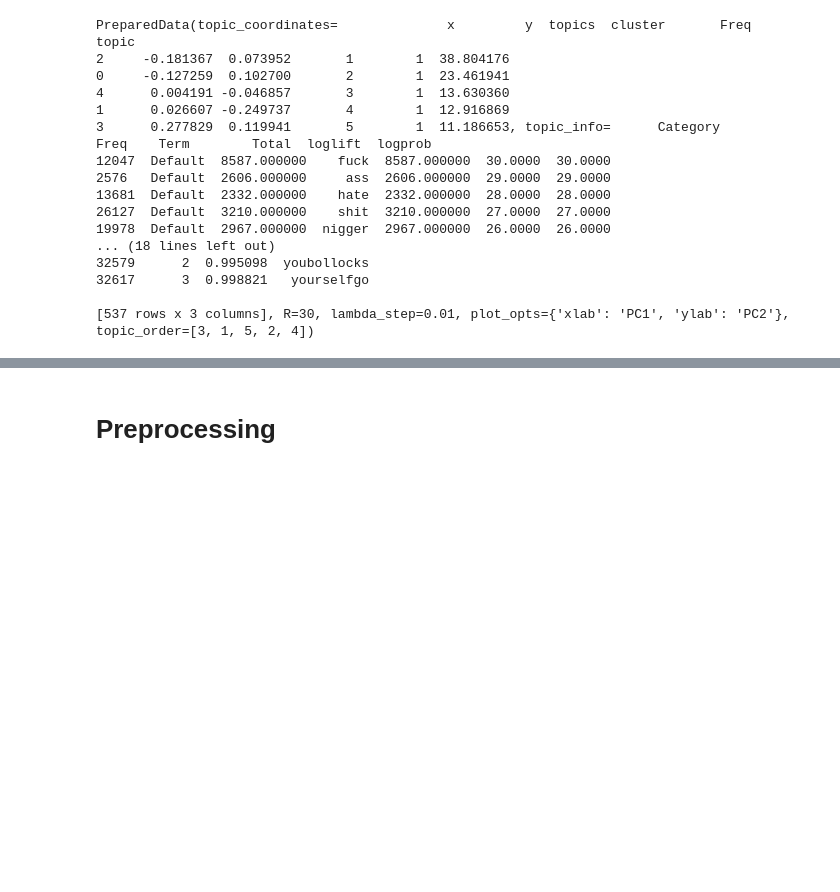
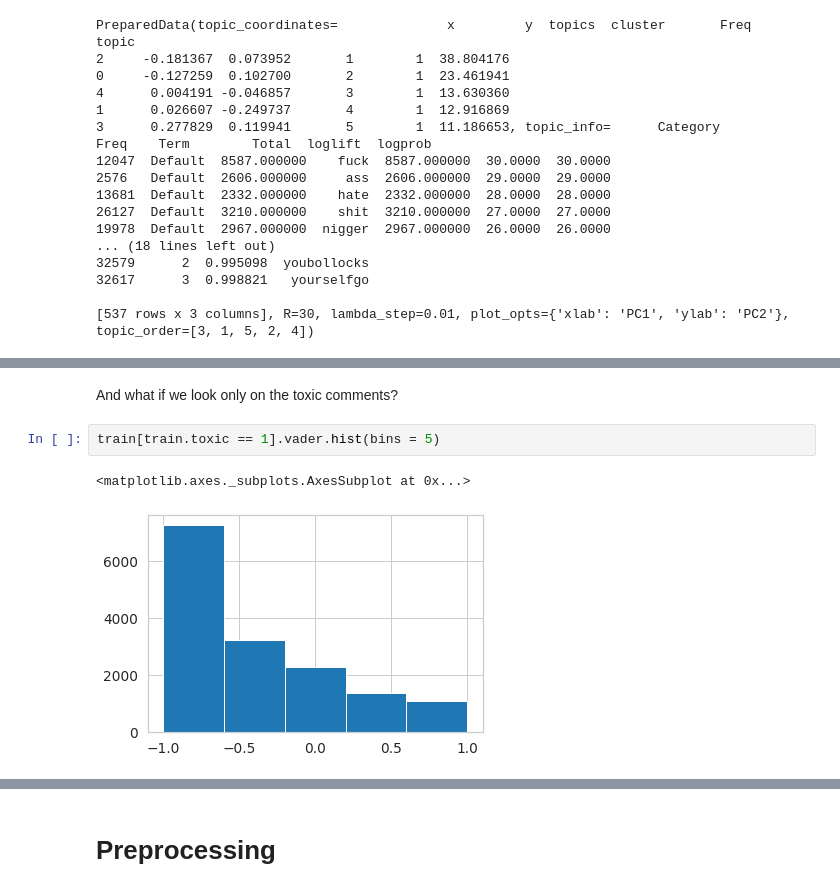
Before and after one commit to blawok/Toxic_Comments_Classification, a Jupyter notebook: toxic_comments.ipynb, the cells around one changed output, grey strips where cells are left out. Cells and saved outputs as stored; diff of their text form; blank space fills up the shorter version.

```diff
--- a/toxic_comments.ipynb
+++ b/toxic_comments.ipynb
@@ -312,0 +346,7 @@ topic
+# %% [markdown]
+And what if we look only on the toxic comments?
+# %%
+train[train.toxic == 1].vader.hist(bins = 5)
+# %% [output]
+<matplotlib.axes._subplots.AxesSubplot at 0x...>
+[figure, added]
```
Also changed, not shown: parts of 17 cells of this notebook.
